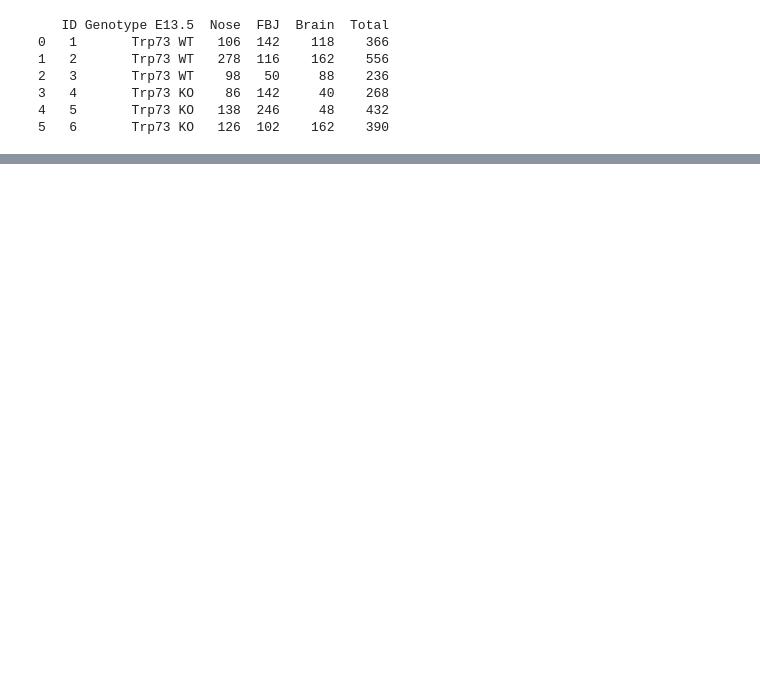
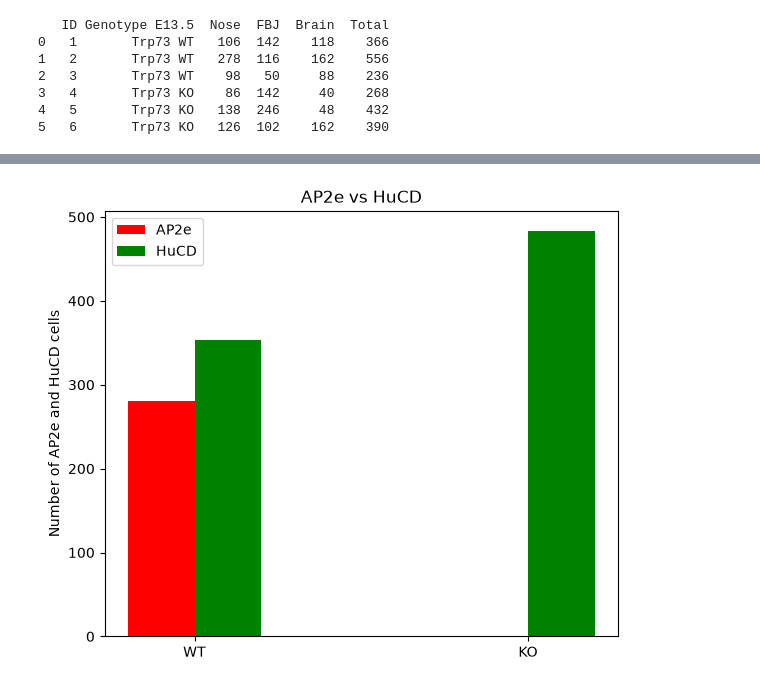
Before and after one commit to Sdivekar05/ABIO558-Shraddha, a Jupyter notebook: Assignment 5 &6 .ipynb, the cells around one changed output, grey strips where cells are left out. Cells and saved outputs as stored; diff of their text form; code cells hidden in the pictures; blank space fills up the shorter version.

```diff
--- a/Assignment 5 &6 .ipynb
+++ b/Assignment 5 &6 .ipynb
@@ -130,0 +138,37 @@ plt.show()
+# %%
+df.columns = [str(c).replace('\xa0', '').strip() for c in df.columns]
+
+wt_ap2e = df.loc[df["Genotype"]=="WT", "AP2e neurons"].iloc[0]
+ko_ap2e = df.loc[df["Genotype"]=="KO", "AP2e neurons"].iloc[0]
+
+wt_hucd = df.loc[df["Genotype"]=="WT", "HuCD"].iloc[0]
+ko_hucd = df.loc[df["Genotype"]=="KO", "HuCD"].iloc[0]
+
+x = np.arange(2)
+width = 0.20
+
+fig, ax = plt.subplots(figsize=(6,5))
+
+ax.bar(x-width/2,
+       [wt_ap2e, ko_ap2e],
+       width,
+       label='AP2e',
+       color='Red')
+
+ax.bar(x+width/2,
+       [wt_hucd, ko_hucd],
+       width,
+       label='HuCD',
+       color='Green')
+
+ax.set_xticks(x)
+ax.set_xticklabels(['WT', 'KO'])
+ax.set_ylabel('Number of AP2e and HuCD cells')
+ax.set_title('AP2e vs HuCD')
+ax.legend()
+
+plt.tight_layout()
+plt.savefig("Neurons.png", dpi=300)
+plt.show()
+# %% [output]
+[figure, added]
```
Also changed, not shown: parts of 2 cells of this notebook, 3 other files.
